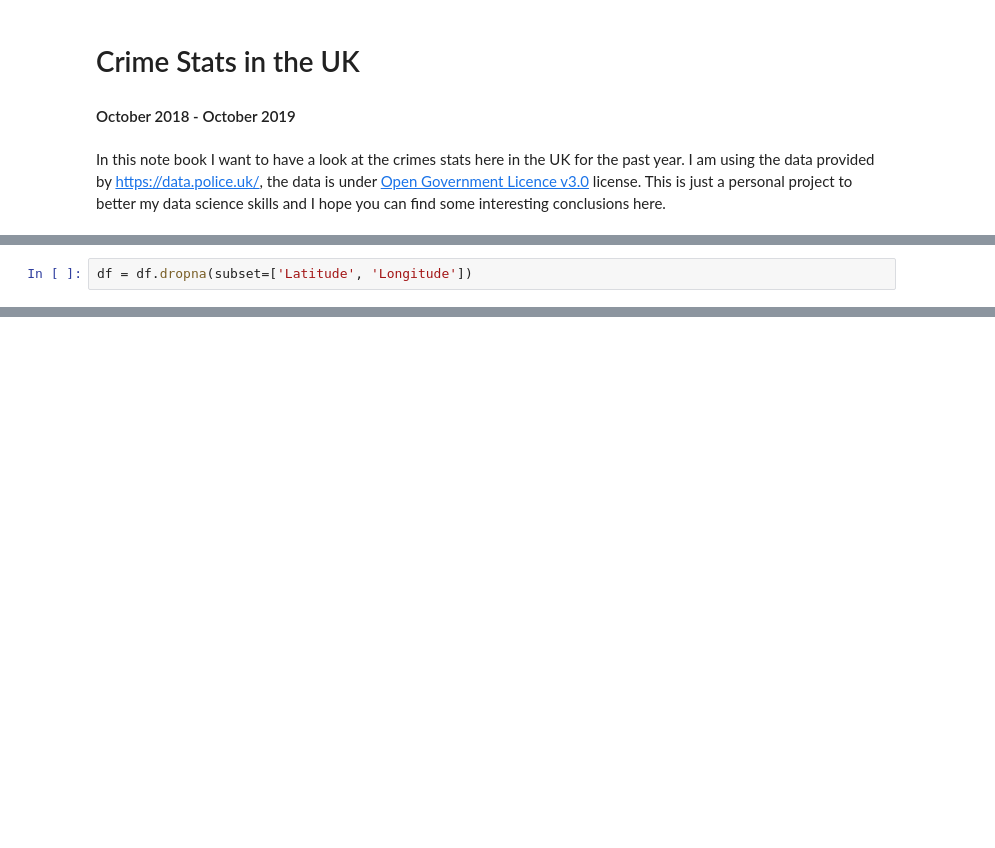
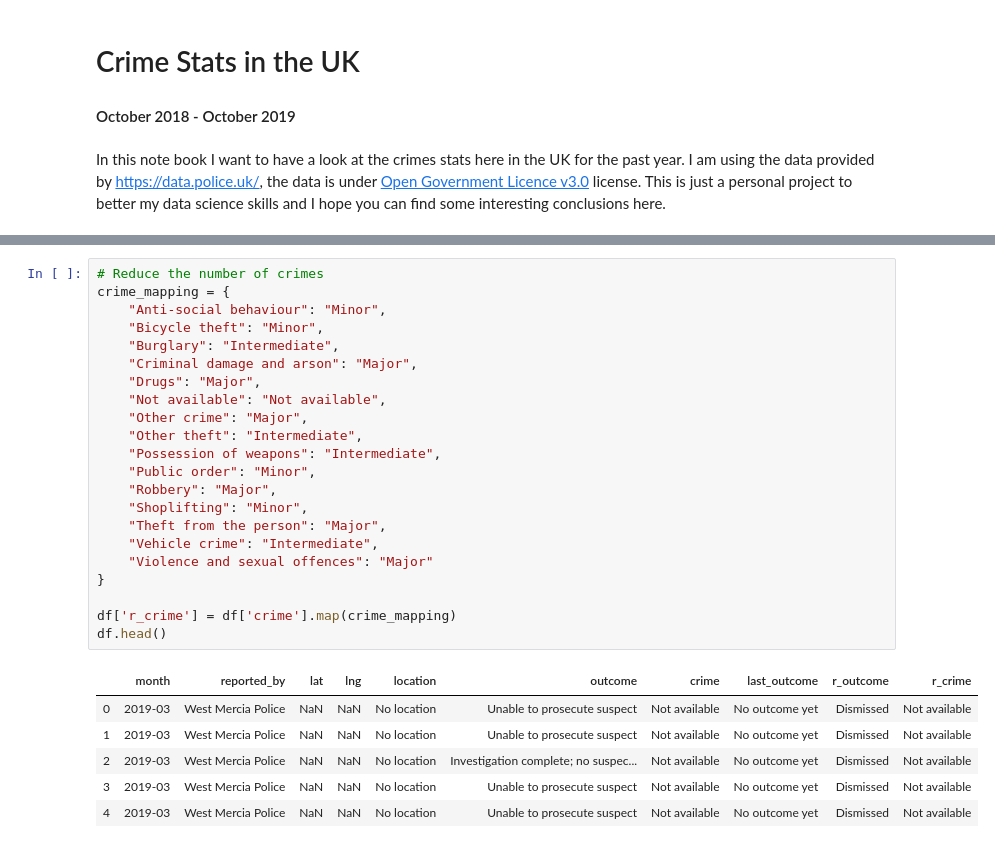
Before and after one commit to MichaelRichardson12/uk-police-notebook, a Jupyter notebook: UK Police Crime Notebook.ipynb, the cells around one changed output, grey strips where cells are left out. Drawn from its saved outputs; the diff is of its cells as text; blank space fills up the shorter version.

```diff
--- a/UK Police Crime Notebook.ipynb
+++ b/UK Police Crime Notebook.ipynb
@@ -58,5 +78,3 @@ df.head()
 | 2 | 843e533914dd107c15506ffc847f646d6... | 2019-03 | West Mercia Police | West Mercia Police | NaN | NaN | No location | NaN | NaN | ... |
 | 3 | 891b76792b62c4aa3292184bafb752caf... | 2019-03 | West Mercia Police | West Mercia Police | NaN | NaN | No location | NaN | NaN | ... |
 | 4 | a542cc68dbd9a5a0d9a2030435565e918... | 2019-03 | West Mercia Police | West Mercia Police | NaN | NaN | No location | NaN | NaN | ... |
-# %%
-df = df.dropna(subset=['Latitude', 'Longitude'])
@@ -117,0 +240,29 @@ df.groupby(['folder','Outcome type']).size().reset_index()
+# %%
+# Reduce the number of crimes
+crime_mapping = {
+    "Anti-social behaviour": "Minor",
+    "Bicycle theft": "Minor",
+    "Burglary": "Intermediate",
+    "Criminal damage and arson": "Major",
+    "Drugs": "Major",
+    "Not available": "Not available",
+    "Other crime": "Major",
+    "Other theft": "Intermediate",
+    "Possession of weapons": "Intermediate",
+    "Public order": "Minor",
+    "Robbery": "Major",
+    "Shoplifting": "Minor",
+    "Theft from the person": "Major",
+    "Vehicle crime": "Intermediate",
+    "Violence and sexual offences": "Major"
+}
+
+df['r_crime'] = df['crime'].map(crime_mapping)
+df.head()
+# %% [output]
+|  | month | reported_by | lat | lng | location | outcome | crime | last_outcome | r_outcome | r_crime |
+| 0 | 2019-03 | West Mercia Police | NaN | NaN | No location | Unable to prosecute suspect | Not available | No outcome yet | Dismissed | Not available |
+| 1 | 2019-03 | West Mercia Police | NaN | NaN | No location | Unable to prosecute suspect | Not available | No outcome yet | Dismissed | Not available |
+| 2 | 2019-03 | West Mercia Police | NaN | NaN | No location | Investigation complete; no suspec... | Not available | No outcome yet | Dismissed | Not available |
+| 3 | 2019-03 | West Mercia Police | NaN | NaN | No location | Unable to prosecute suspect | Not available | No outcome yet | Dismissed | Not available |
+| 4 | 2019-03 | West Mercia Police | NaN | NaN | No location | Unable to prosecute suspect | Not available | No outcome yet | Dismissed | Not available |
```
Also changed, not shown: parts of 40 cells of this notebook.
